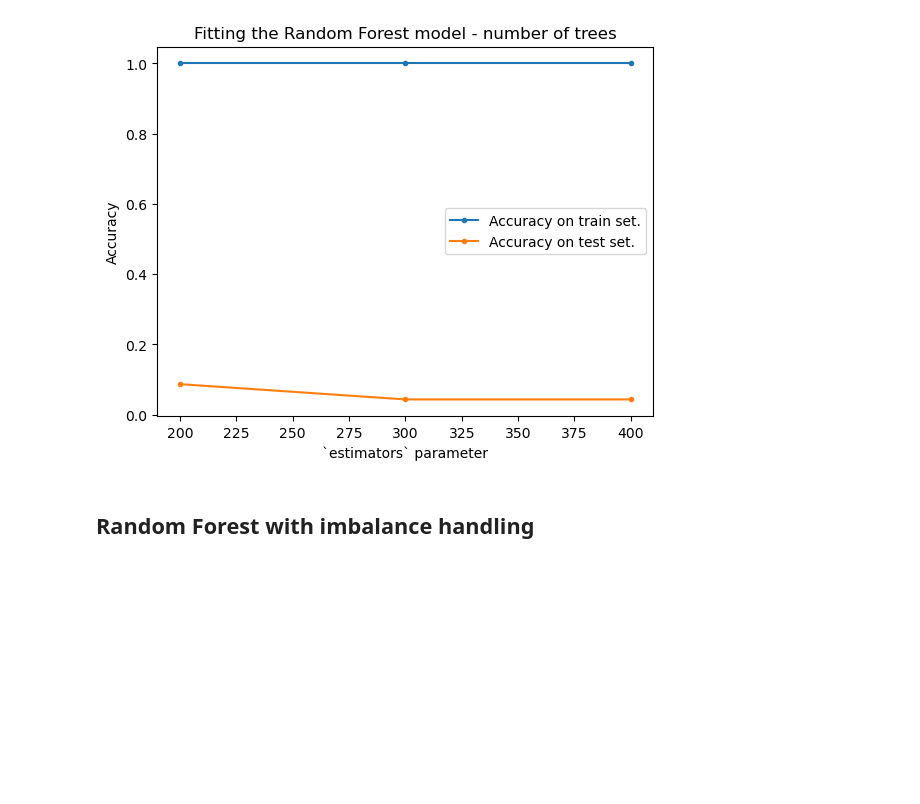
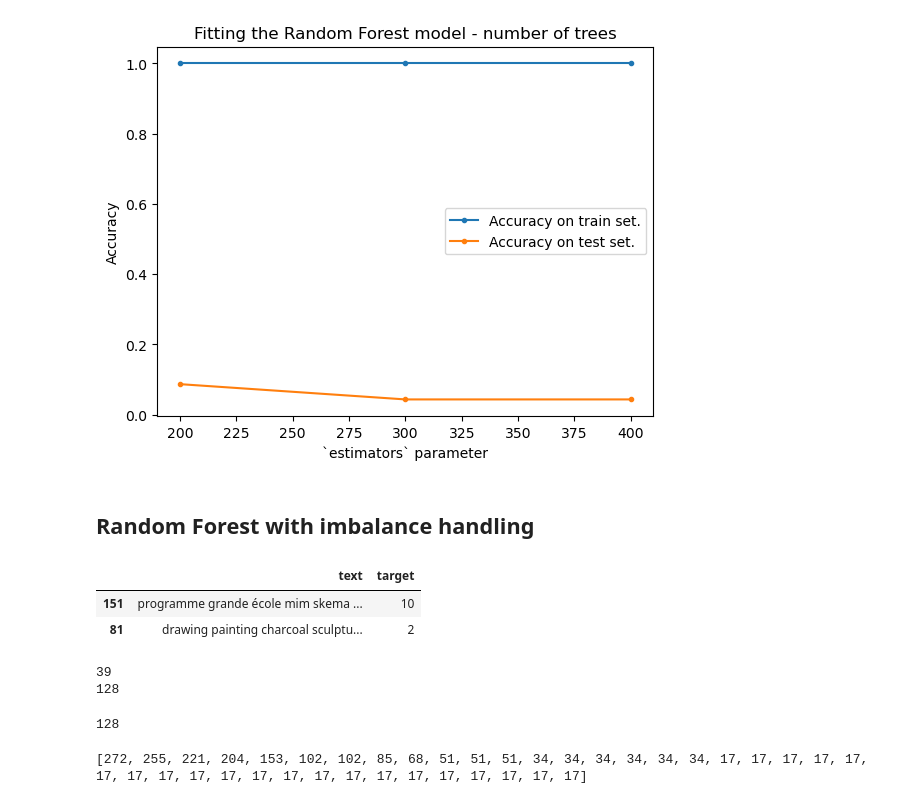
Before and after one commit to tatdef/IH_final_project, a Jupyter notebook: modeling/NLP_modeling_2.ipynb, the cells around one changed output. Drawn from its saved outputs; the diff is of its cells as text; code cells hidden in the pictures; blank space fills up the shorter version.

```diff
--- a/modeling/NLP_modeling_2.ipynb
+++ b/modeling/NLP_modeling_2.ipynb
@@ -398,3 +421,31 @@ X= mod_df["text"]
 y= mod_df["target"]
 texts_train, texts_test, Y_train, Y_test = train_test_split(X, y, test_size=0.15,
                                                             random_state=432)
+# %%
+train = pd.concat([texts_train, Y_train],axis=1)
+train.head(2)
+# %% [output]
+|  | text | target |
+| 151 | programme grande école mim skema ... | 10 |
+| 81 | drawing painting charcoal sculptu... | 2 |
+# %%
+print(len(train.target.unique()))
+print(len(train))
+#train.exp1_industry.value_counts()
+unique_ind = train.text.unique()
+ind_dict = {elem : pd.DataFrame() for elem in unique_ind}
+for key in ind_dict.keys():
+    ind_dict[key] = train[:][train.text == key]
+# %% [output]
+39
+128
+# %%
+for key, value in ind_dict.items():
+        if len(value)<=16:
+                ind_dict[key] = resample(value,
+                                replace=True,
+                                n_samples = 17,
+                                random_state=0)
+len(ind_dict)
+# %% [output]
+128
@@ -400,0 +456,4 @@ texts_train, texts_test, Y_train, Y_test = train_test_split(X, y, test_size=0.15
+# %%
+print(list(newtrain.target.value_counts()))
+# %% [output]
+[272, 255, 221, 204, 153, 102, 102, 85, 68, 51, 51, 51, 34, 34, 34, 34, 34, 34, 17, 17, 17, 17, 17, 17, 17, 17, 17, 17, 17, 17, 17, 17, 17, 17, 17, 17, 17, 17, 17]
```
Also changed, not shown: parts of 13 cells of this notebook, 1 other file.
